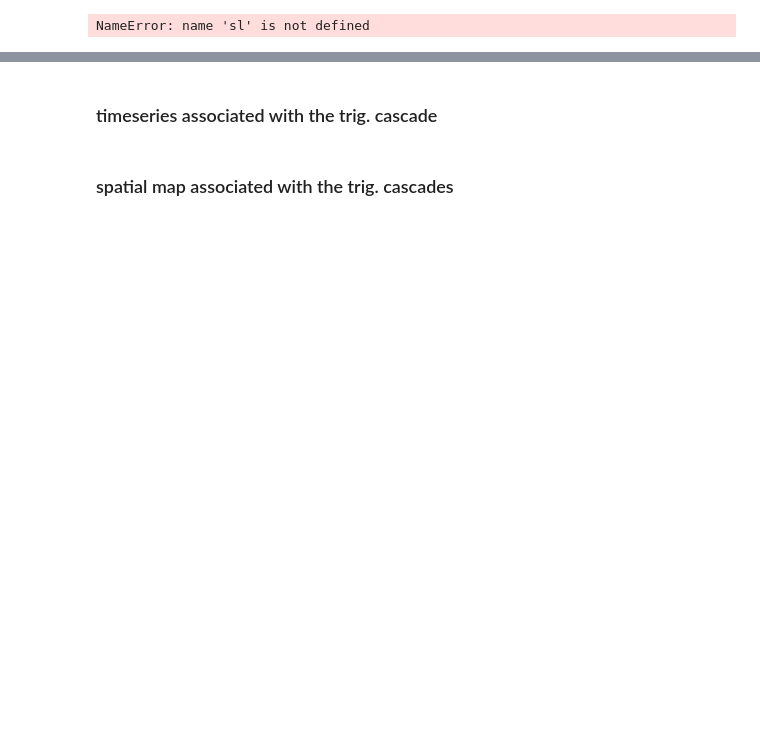
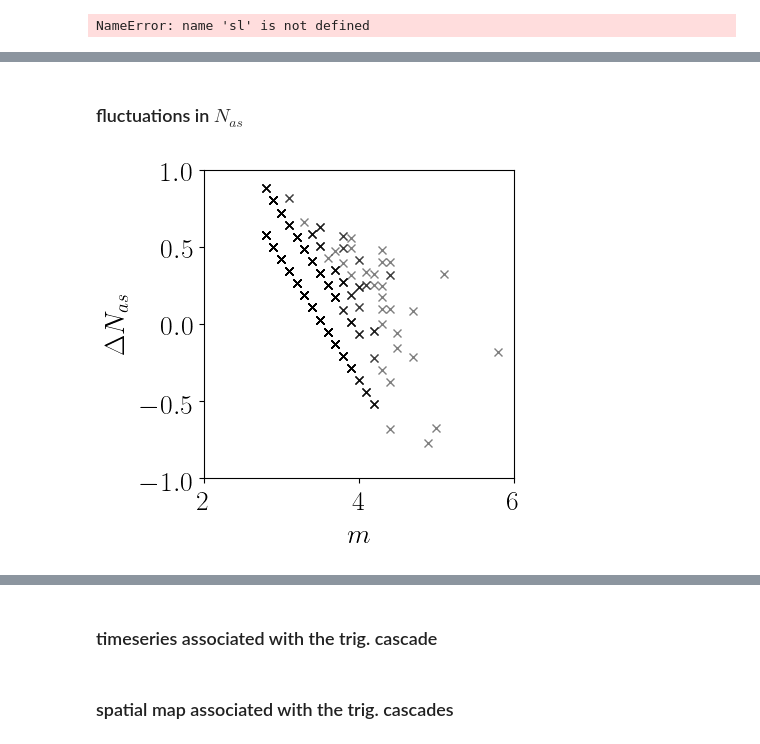
Before and after one commit to kkarimi62/Swarm, a Jupyter notebook: swarmOklahoma.ipynb, the cells around one changed output, grey strips where cells are left out. Drawn from its saved outputs; the diff is of its cells as text; code cells hidden in the pictures; blank space fills up the shorter version.

```diff
--- a/swarmOklahoma.ipynb
+++ b/swarmOklahoma.ipynb
@@ -3180,3 +3198,26 @@ matplotlib.rc('font', **font)
+# %% [markdown]
+### fluctuations in $N_{as}$
+# %%
+df_N=df_nn[df_nn != 0]
+dn = np.log10(df_N / func(swarm_lohi['magnitude'].loc[df_N.index],*popt))
+
+#--- scattered plot
+fig = plt.figure(figsize=(4,4),frameon=True)
+ax = fig.add_subplot(111)
+#ax.set_xlim(mc,swarm_lohi['magnitude'].max()+0.5)
+m_min = min(m_list)-1.0e-6
+m_max = max(m_list)+1.0e-6
+ax.set_xlim(np.floor(m_min),np.ceil(m_max))
+ax.set_ylim(-1,1)
+ax.set_ylabel('$\Delta N_{as}$')
+ax.set_xlabel('$m$')
+
+ax.plot( swarm_lohi['magnitude'].loc[df_N.index],
+           dn,
+          'x',color='black',alpha=0.5) #,zorder=1)
+plt.savefig('%s/dprod.png'%DIR_OUTPT_figs,dpi=75,bbox_inches='tight')
+# %% [output]
+[figure, added]
 # %%
 #--- number distributions
 
```
Also changed, not shown: parts of 24 cells of this notebook, 58 other files.
